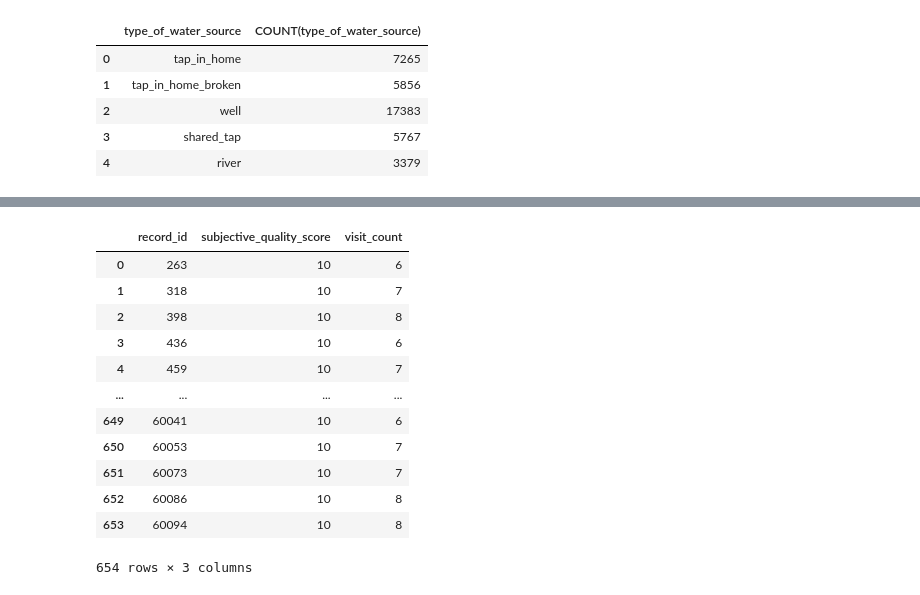
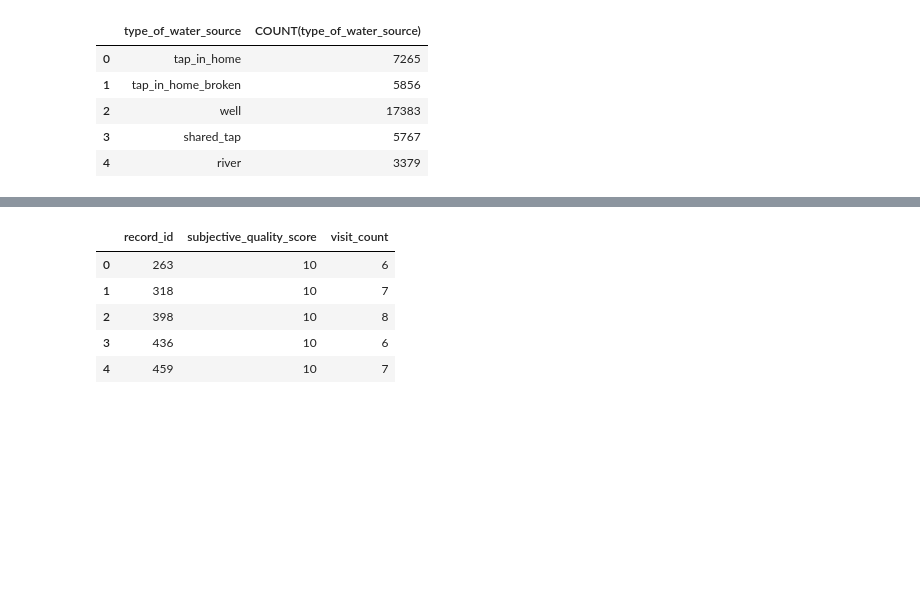
Before and after one commit to felixmuinde/Databases3.2, a Jupyter notebook: 01-assignment1.ipynb, the cells around one changed output, grey strips where cells are left out. Drawn from its saved outputs; the diff is of its cells as text; code cells hidden in the pictures; blank space fills up the shorter version.

```diff
--- a/01-assignment1.ipynb
+++ b/01-assignment1.ipynb
@@ -210,18 +203,11 @@ visits
 # %%
-quality_score = pd.read_sql_query("SELECT * FROM water_quality WHERE subjective_quality_score > 5 AND visit_count > 5", ENGINE)
+quality_score = pd.read_sql_query("SELECT * FROM water_quality WHERE subjective_quality_score > 5 AND visit_count > 5 LIMIT 5", ENGINE)
 quality_score
 # %% [output]
 |  | record_id | subjective_quality_score | visit_count |
 | 0 | 263 | 10 | 6 |
 | 1 | 318 | 10 | 7 |
 | 2 | 398 | 10 | 8 |
 | 3 | 436 | 10 | 6 |
 | 4 | 459 | 10 | 7 |
-| ... | ... | ... | ... |
-| 649 | 60041 | 10 | 6 |
-| 650 | 60053 | 10 | 7 |
-| 651 | 60073 | 10 | 7 |
-| 652 | 60086 | 10 | 8 |
-| 653 | 60094 | 10 | 8 |
-654 rows × 3 columns
 # %%
```
Also changed, not shown: parts of 3 cells of this notebook.
